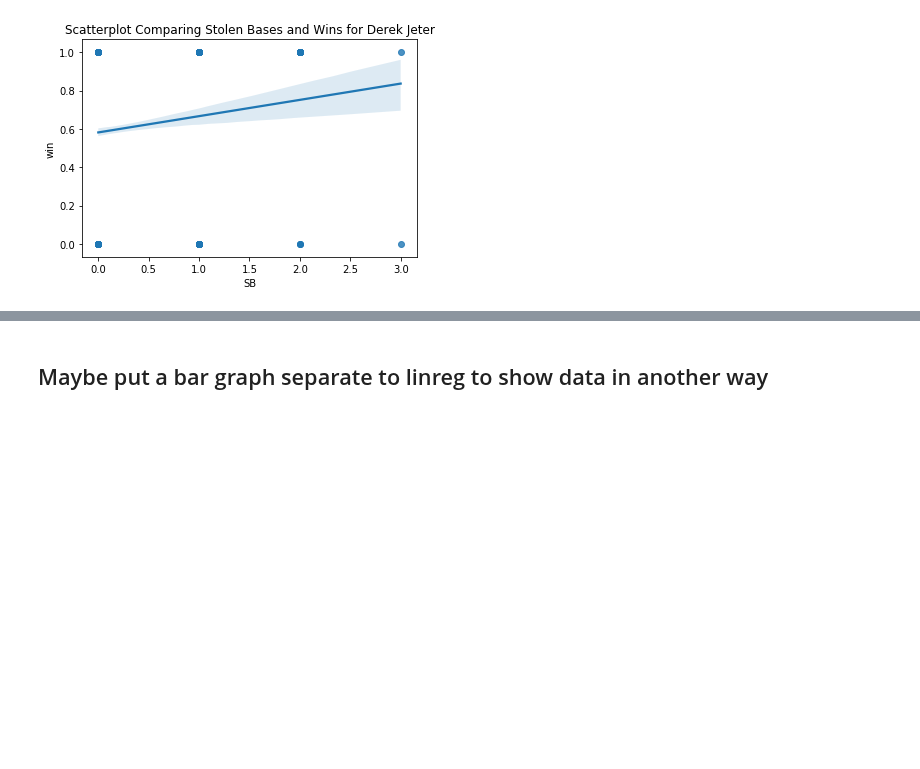
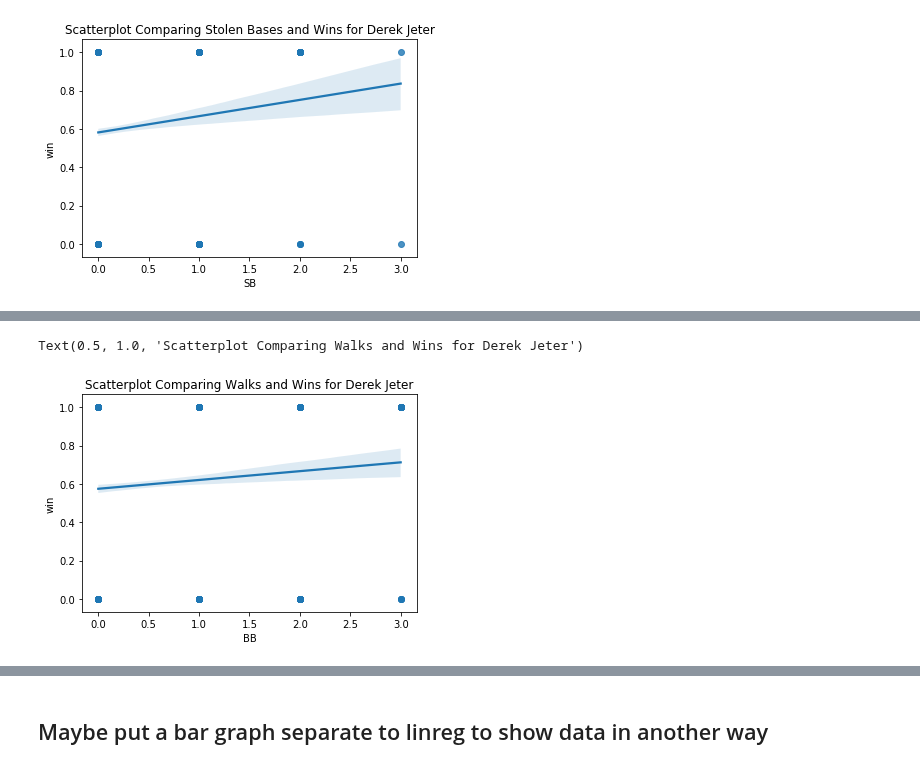
Before and after one commit to mattmaitland1/DerekJeterAnalysis, a Jupyter notebook: Project.ipynb, the cells around one changed output, grey strips where cells are left out. Cells and saved outputs as stored; diff of their text form; code cells hidden in the pictures; blank space fills up the shorter version.

```diff
--- a/Project.ipynb
+++ b/Project.ipynb
@@ -222,0 +230,7 @@ Text(0.5, 1.0, 'Scatterplot Comparing Stolen Bases and Wins for Derek Jeter')
+# %%
+sns.regplot(data = jeter, x = 'BB', y = 'win')
+plt.show
+plt.title('Scatterplot Comparing Walks and Wins for Derek Jeter')
+# %% [output]
+Text(0.5, 1.0, 'Scatterplot Comparing Walks and Wins for Derek Jeter')
+[figure, added]
```
Also changed, not shown: parts of 5 cells of this notebook.
